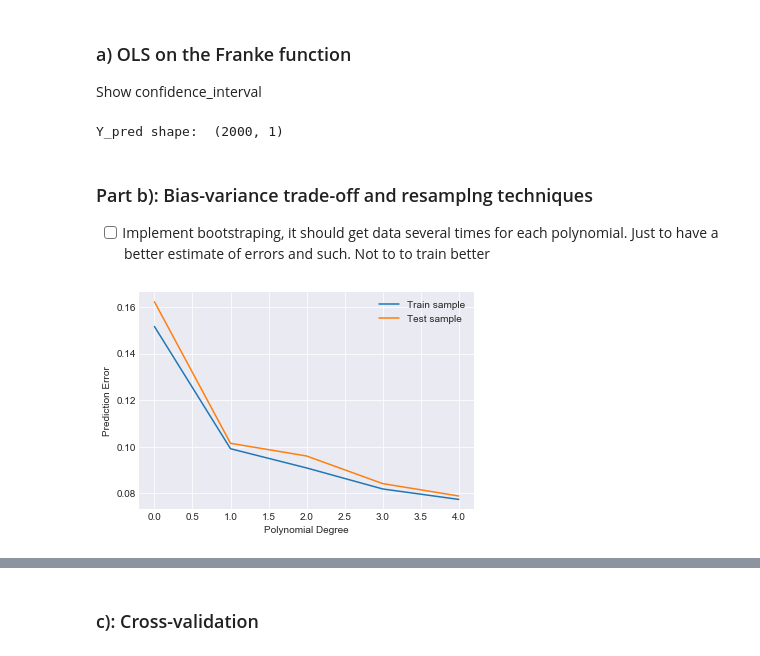
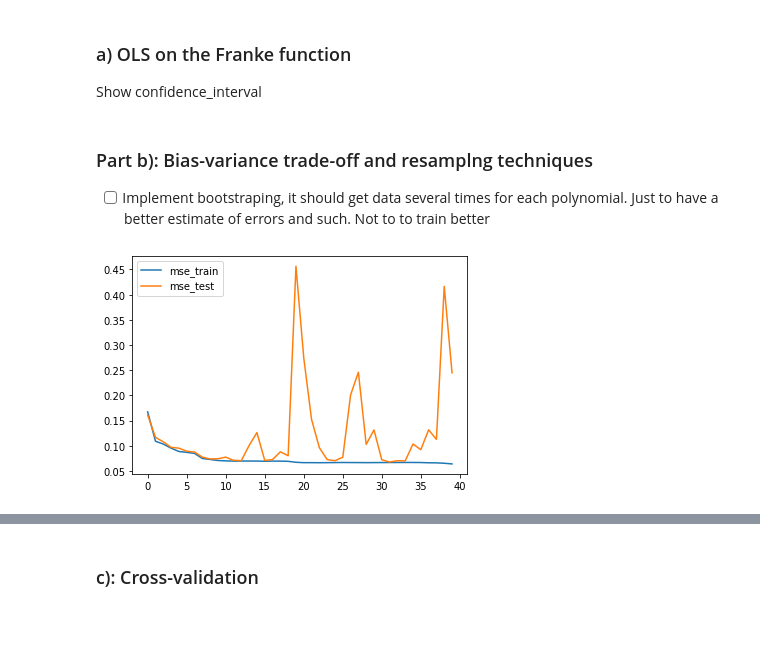
Before and after one commit to marianylund/fysstkprojects, a Jupyter notebook: Project1/Project1_MariaNylund.ipynb, the cells around one changed output, grey strips where cells are left out. Cells and saved outputs as stored; diff of their text form; code cells hidden in the pictures; blank space fills up the shorter version.

```diff
--- a/Project1/Project1_MariaNylund.ipynb
+++ b/Project1/Project1_MariaNylund.ipynb
@@ -51,14 +51,12 @@ z = FrankeFunction(x, y)
 ### a) OLS on the Franke function
 Show confidence_interval
 # %%
-N = 100
+N = 10
 noise = 0.0
 x, y, z = create_frankie_data(seed, N = N, noise_strength=noise)
-X = create_X(x, y, n = 2)
+X = create_X(x, y, n = 1)
 sampling = SamplingMethod().train_and_test(X, z, RegressionType.OLS)
 #confidence_interval(X, z, sampling.model.beta, noise, N, save_fig = True)
-# %% [output]
-Y_pred shape:  (2000, 1)
 # %% [markdown]
 ### Part b): Bias-variance trade-off and resamplng techniques
 
@@ -82,11 +91,13 @@ for degree in range(p):
-# %%
-values_to_plot = {
-    "Train": mse_train,
-    "Test": mse_test,
-}
-
-plot_test_train_model_complexity(polydegree, values_to_plot, N, save_fig = False)
-# %% [output]
-[figure, removed]
+# %%
+values_to_plot = {
+    "mse_train": mse_train,
+    "mse_test": mse_test,
+    # "skl_mse_train": skl_mse_train,
+    # "skl_mse_test": skl_mse_test,
+}
+
+plot_test_train(polydegree, values_to_plot)
+# %% [output]
+[figure, added]
 # %%
 N = 55
```
Also changed, not shown: parts of 13 cells of this notebook, 4 other files.
